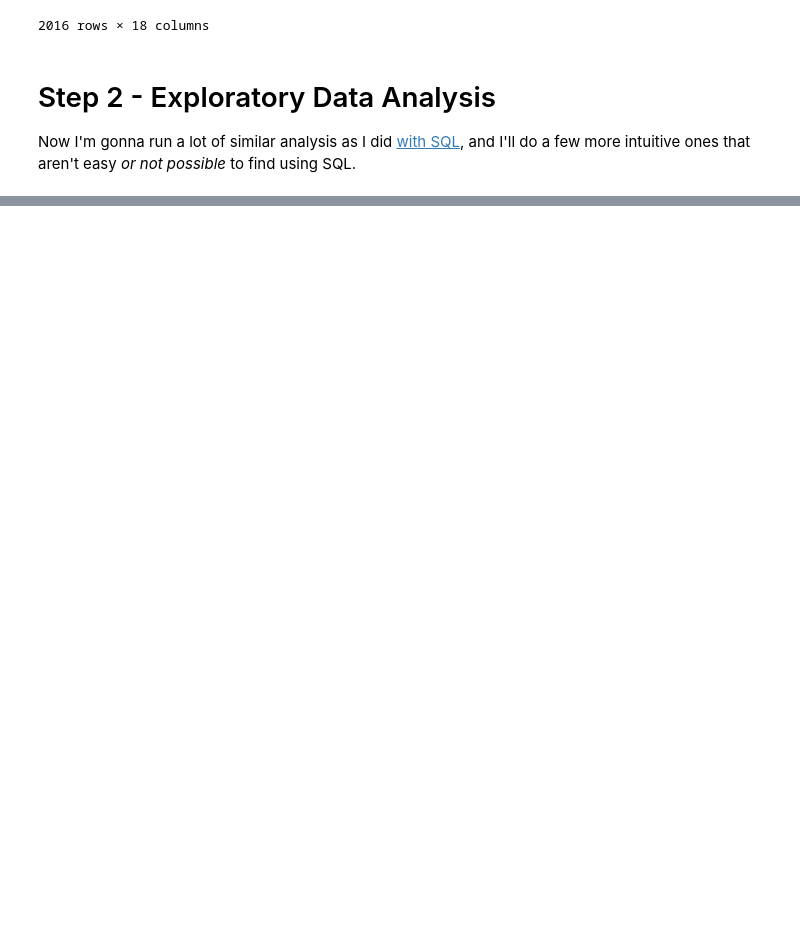
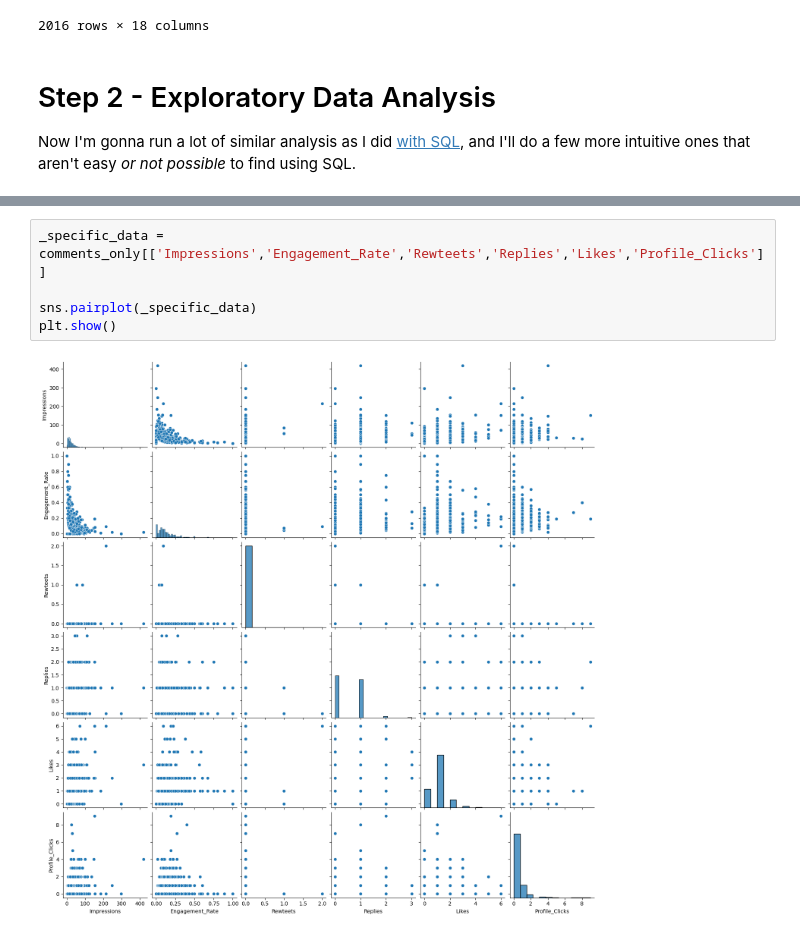
Before and after one commit to Mike-McKee/twitter_project, a Jupyter notebook: Python_Analysis.ipynb, the cells around one changed output, grey strips where cells are left out. Cells and saved outputs as stored; diff of their text form; blank space fills up the shorter version.

```diff
--- a/Python_Analysis.ipynb
+++ b/Python_Analysis.ipynb
@@ -317,0 +346,7 @@ Now I'm gonna run a lot of similar analysis as I did [with SQL](https://github.c
+# %%
+_specific_data = comments_only[['Impressions','Engagement_Rate','Rewteets','Replies','Likes','Profile_Clicks']]
+
+sns.pairplot(_specific_data)
+plt.show()
+# %% [output]
+[figure, added]
```
Also changed, not shown: parts of 9 cells of this notebook.
